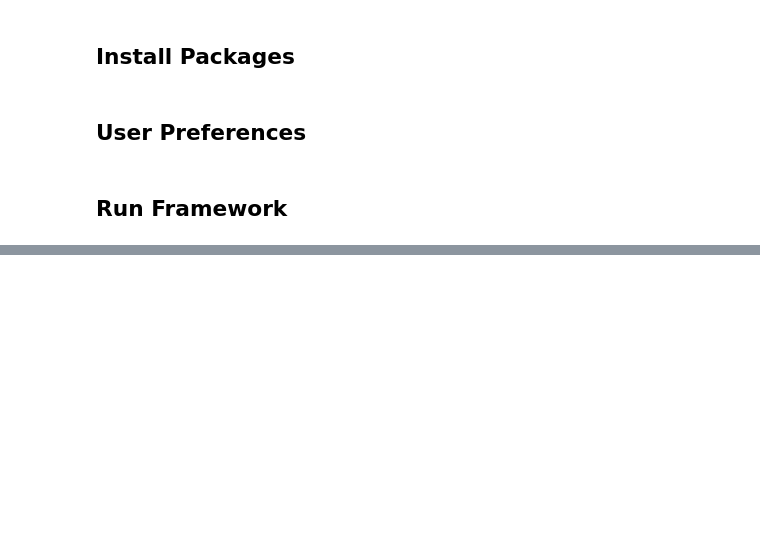
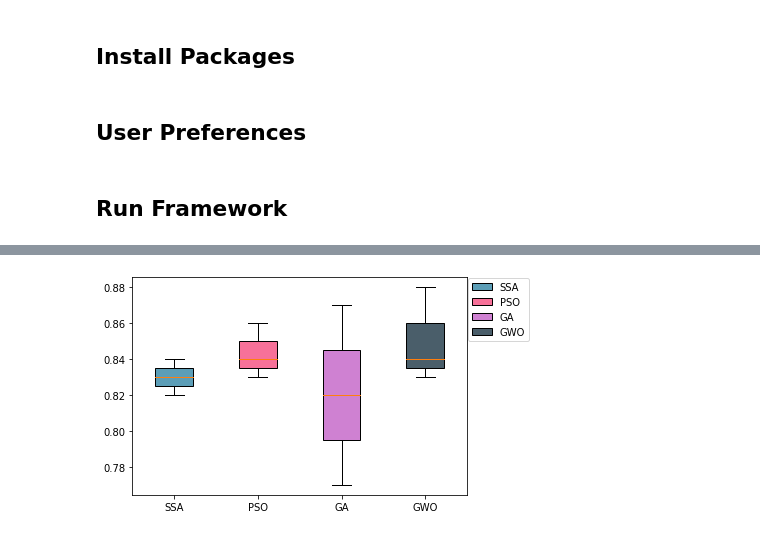
Before and after one commit to Evo-ML/EvoCluster, a Jupyter notebook: evocluster.ipynb, the cells around one changed output, grey strips where cells are left out. Drawn from its saved outputs; the diff is of its cells as text; code cells hidden in the pictures; blank space fills up the shorter version.

```diff
--- a/evocluster.ipynb
+++ b/evocluster.ipynb
@@ -75,0 +119,4 @@ run(optimizer, objectivefunc, dataset_List, NumOfRuns, params, export_flags)
+# %%
+Image('/content/EvoCluster/2020-05-01-08-43-32/boxplot-aggregation-SSE-AMI.png')
+# %% [output]
+[figure, added]
```
Also changed, not shown: parts of 5 cells of this notebook.
